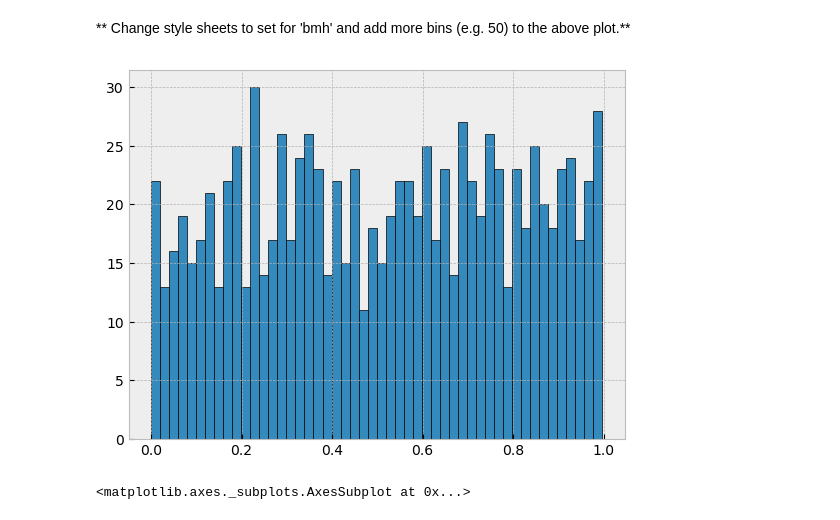
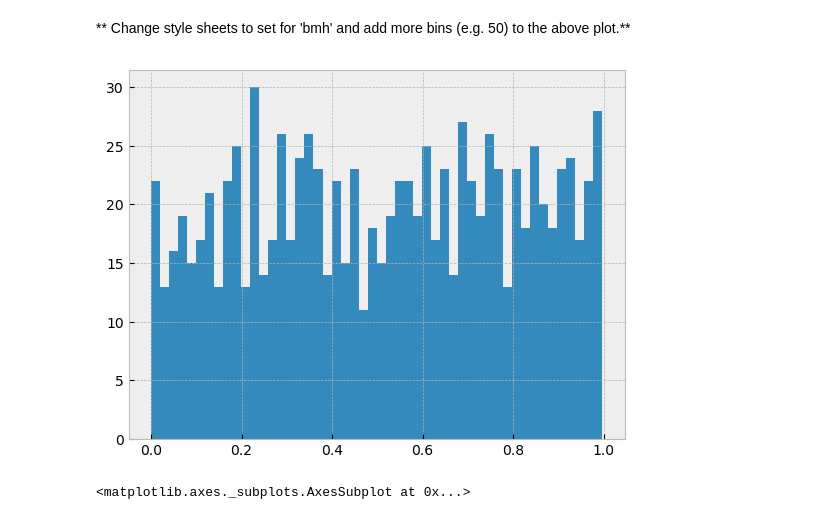
Before and after one commit to Tamjid44/Matplot-Library, a Jupyter notebook: Mohammed Tamjidul Azam's_Pandas_Data_Vis_Assignment_2.ipynb, the cells around one changed output. Cells and saved outputs as stored; diff of their text form; code cells hidden in the pictures.

```diff
--- a/Mohammed Tamjidul Azam's_Pandas_Data_Vis_Assignment_2.ipynb
+++ b/Mohammed Tamjidul Azam's_Pandas_Data_Vis_Assignment_2.ipynb
@@ -104,10 +104,10 @@ plt.show()
 # %%
 # Code goes here!
 plt.style.use('bmh')
-plt.hist(df['d'], bins=50, edgecolor='black')
+plt.hist(df['d'], bins=50)
 plt.show()
 # %% [output]
-[figure, old version]
+[figure, new version]
 # %%
 # %% [output]
 <matplotlib.axes._subplots.AxesSubplot at 0x...>
```
